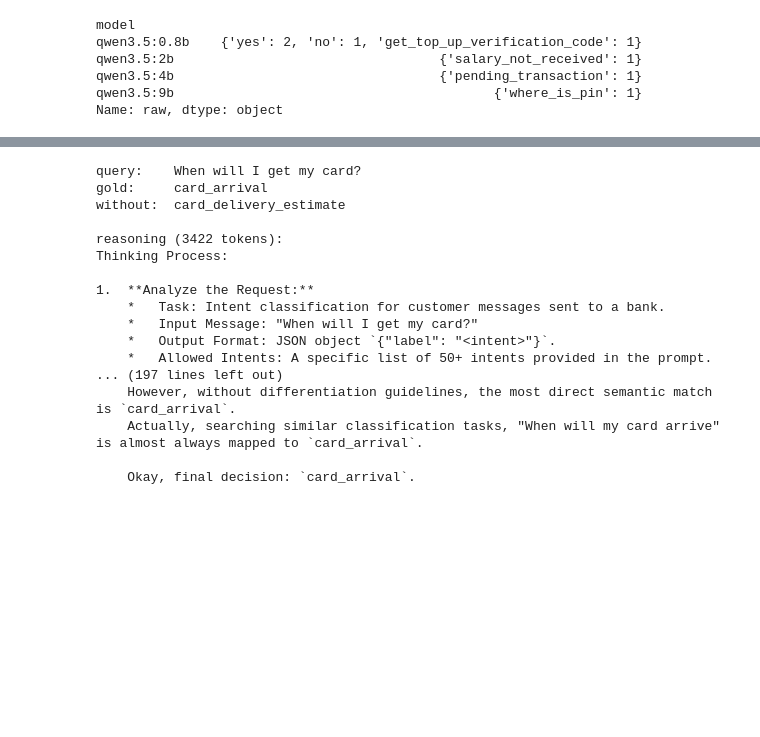
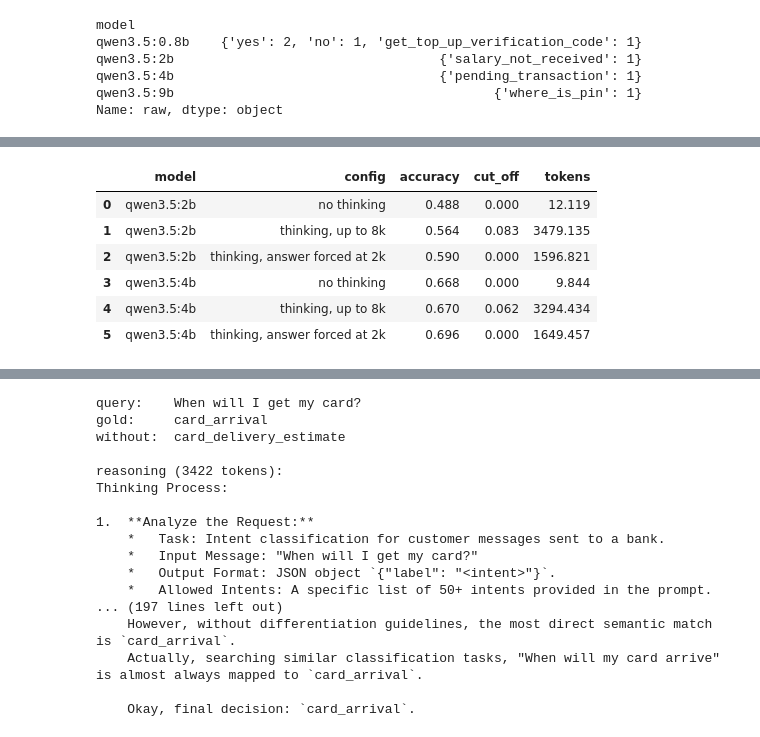
Before and after one commit to Erechtheus/small-language-models, a Jupyter notebook: notebooks/02_banking77_output_control_and_reasoning.ipynb, the cells around one changed output, grey strips where cells are left out. Drawn from its saved outputs; the diff is of its cells as text; code cells hidden in the pictures; blank space fills up the shorter version.

```diff
--- a/notebooks/02_banking77_output_control_and_reasoning.ipynb
+++ b/notebooks/02_banking77_output_control_and_reasoning.ipynb
@@ -182,0 +169,35 @@ Thinking does not only fix errors, it also breaks answers that were right before
+# %%
+BUDGET_DIR = RESULTS / "thinking_budget"
+budgets = pd.read_csv(BUDGET_DIR / "summary_5pc.csv").set_index(["model", "budget"])
+
+def load_jsonl(path):
+    df = pd.read_json(path, lines=True)
+    return df.assign(idx=df["key"].astype(str).str.split("@").str[0].astype(int))
+
+
+configs = []
+for model in THINK_MODELS:
+    name = model.replace(":", "_")
+    plain, thought = reasoning[model, False], reasoning[model, True]
+    # natural answers within 8k: traces that ended within 4k, plus those that ended during the extension
+    late = load_jsonl(BUDGET_DIR / f"{name}_late_answers.jsonl").set_index("idx")["prediction"]
+    answer = thought["prediction"].where(thought["done_reason"] == "stop")
+    answer.loc[late.index] = late
+    configs += [
+        {"model": model, "config": "no thinking", "accuracy": score(plain)["accuracy"], "cut_off": 0.0,
+         "tokens": plain["completion_tokens"].mean()},
+        {"model": model, "config": "thinking, up to 8k", "accuracy": (answer == subset["label"]).mean(),
+         "cut_off": answer.isna().mean(), "tokens": budgets.loc[(model, 8192), "mean_thinking_tokens"]},
+        {"model": model, "config": "thinking, answer forced at 2k", "accuracy": budgets.loc[(model, 2048), "accuracy"],
+         "cut_off": 0.0, "tokens": budgets.loc[(model, 2048), "mean_thinking_tokens"]},
+    ]
+configs = pd.DataFrame(configs)
+configs.round(3)
+# %% [output]
+|  | model | config | accuracy | cut_off | tokens |
+| 0 | qwen3.5:2b | no thinking | 0.488 | 0.000 | 12.119 |
+| 1 | qwen3.5:2b | thinking, up to 8k | 0.564 | 0.083 | 3479.135 |
+| 2 | qwen3.5:2b | thinking, answer forced at 2k | 0.590 | 0.000 | 1596.821 |
+| 3 | qwen3.5:4b | no thinking | 0.668 | 0.000 | 9.844 |
+| 4 | qwen3.5:4b | thinking, up to 8k | 0.670 | 0.062 | 3294.434 |
+| 5 | qwen3.5:4b | thinking, answer forced at 2k | 0.696 | 0.000 | 1649.457 |
```
Also changed, not shown: parts of 10 cells of this notebook.
